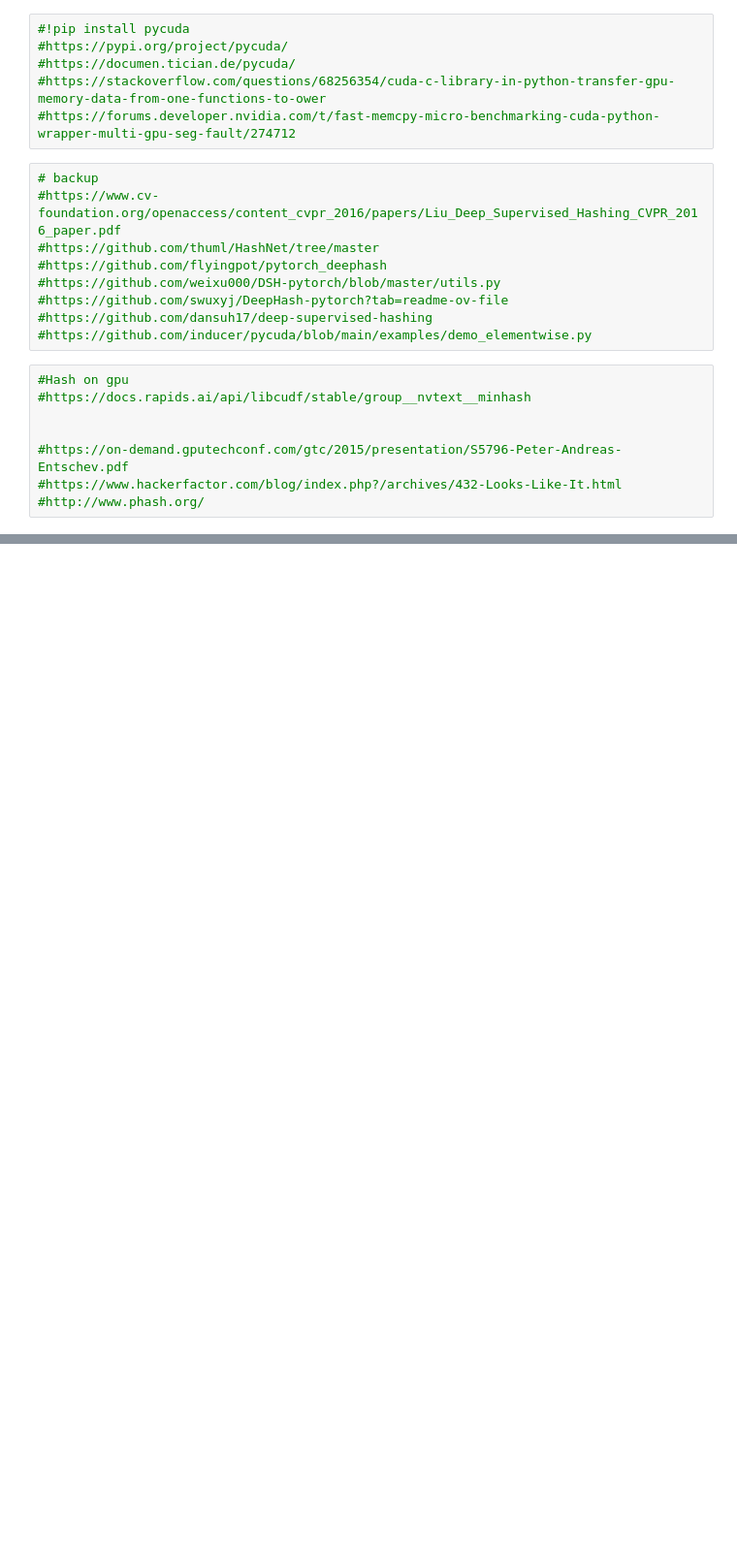
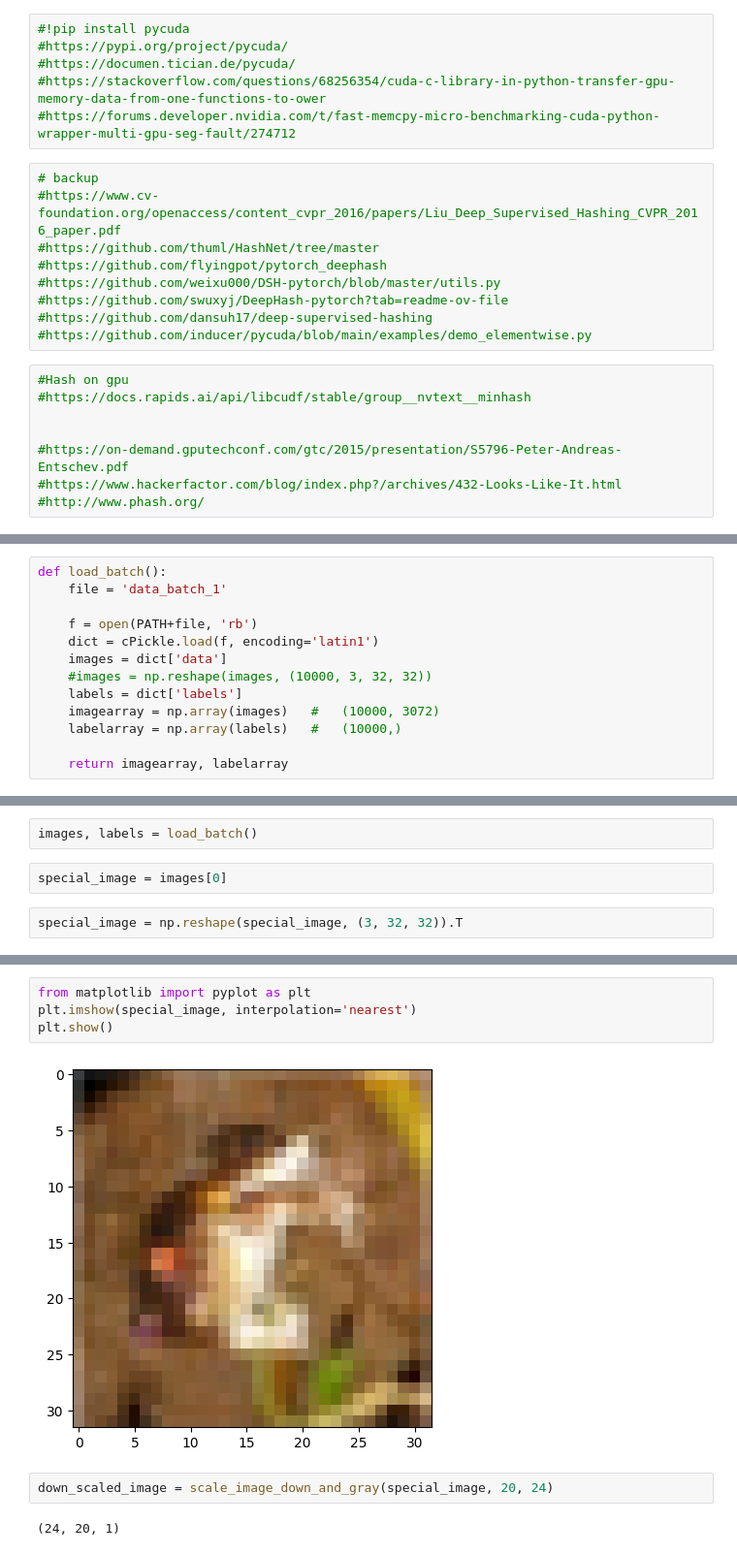
Before and after one commit to Bronomor/HashMaster, a Jupyter notebook: 3.cuLSH/cuLSH.ipynb, the cells around one changed output, grey strips where cells are left out. Shown: that part at 97% size. Drawn from its saved outputs; the diff is of its cells as text; blank space fills up the shorter version.

Commit message:
Small step with image resize

```diff
--- a/3.cuLSH/cuLSH.ipynb
+++ b/3.cuLSH/cuLSH.ipynb
@@ -68,0 +72,13 @@ print(dest-a*b)
+# %%
+def load_batch():
+    file = 'data_batch_1'
+
+    f = open(PATH+file, 'rb')
+    dict = cPickle.load(f, encoding='latin1')
+    images = dict['data']
+    #images = np.reshape(images, (10000, 3, 32, 32))
+    labels = dict['labels']
+    imagearray = np.array(images)   #   (10000, 3072)
+    labelarray = np.array(labels)   #   (10000,)
+
+    return imagearray, labelarray
@@ -68,0 +110,6 @@ print(dest-a*b)
+# %%
+images, labels = load_batch()
+# %%
+special_image = images[0]
+# %%
+special_image = np.reshape(special_image, (3, 32, 32)).T
@@ -68,0 +169,10 @@ print(dest-a*b)
+# %%
+from matplotlib import pyplot as plt
+plt.imshow(special_image, interpolation='nearest')
+plt.show()
+# %% [output]
+[figure, added]
+# %%
+down_scaled_image = scale_image_down_and_gray(special_image, 20, 24)
+# %% [output]
+(24, 20, 1)
```
Also changed, not shown: parts of 14 cells of this notebook, 3 other files.
